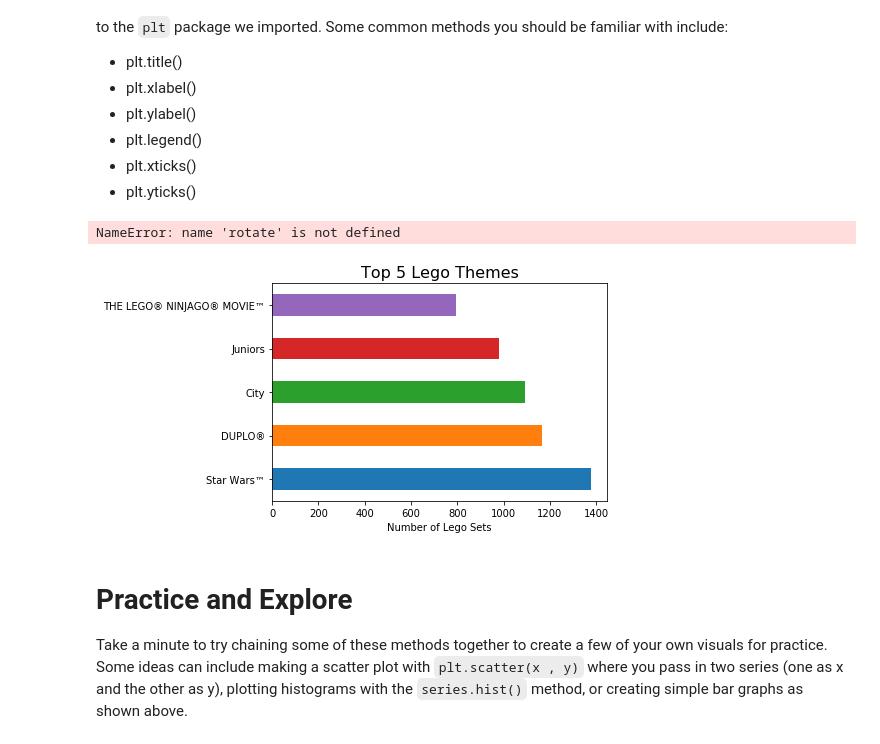
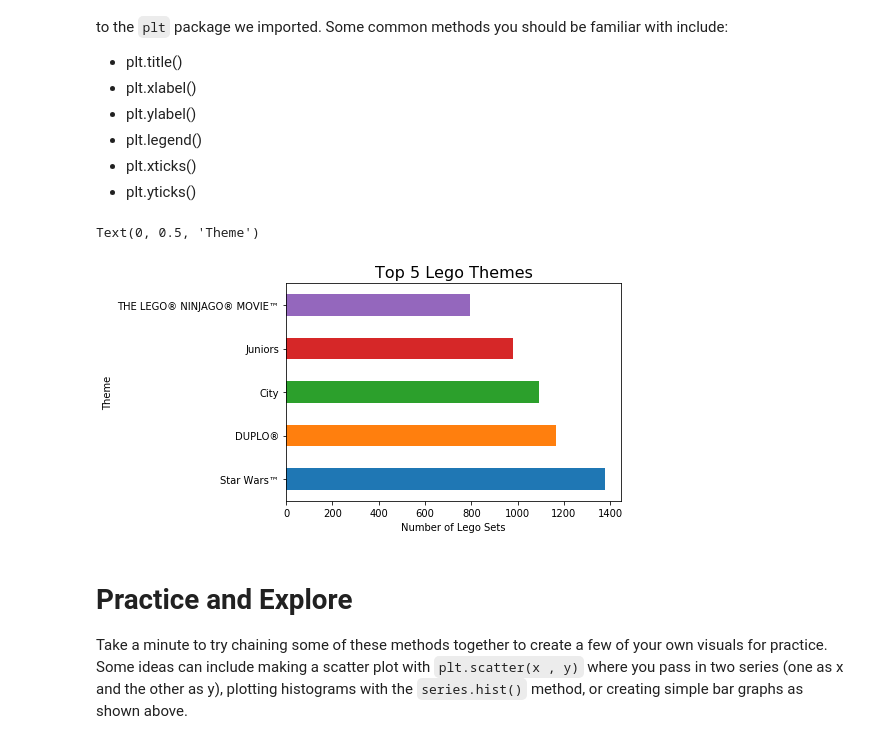
Before and after one commit to kevintheduu/dsc-1-01-08-your-first-data-science-codealong-seattle-ds-career-040119, a Jupyter notebook: index.ipynb, the cells around one changed output. Drawn from its saved outputs; the diff is of its cells as text; code cells hidden in the pictures.

```diff
--- a/index.ipynb
+++ b/index.ipynb
@@ -444,12 +446,12 @@ The graph above is a good start, but we should be sure to add some labels! To do
 # %%
 to_graph = df.theme_name.value_counts()[:5]
 to_graph.plot(kind='barh') #lots of other optional parameters can be passed such as color
 plt.title('Top 5 Lego Themes', fontsize=16) #fontsize is optional
 plt.xlabel('Number of Lego Sets') #you could also pass in fontsize if you wanted here
-plt.ylabel('Theme',rotate) #you could also rotate text if you wanted
+plt.ylabel('Theme') #you could also rotate text if you wanted
 # %% [output]
-NameError: name 'rotate' is not defined
+Text(0, 0.5, 'Theme')
-[figure, old version]
+[figure, new version]
 # %% [markdown]
 # Practice and Explore
 
```
Also changed, not shown: parts of 1 cell of this notebook.
